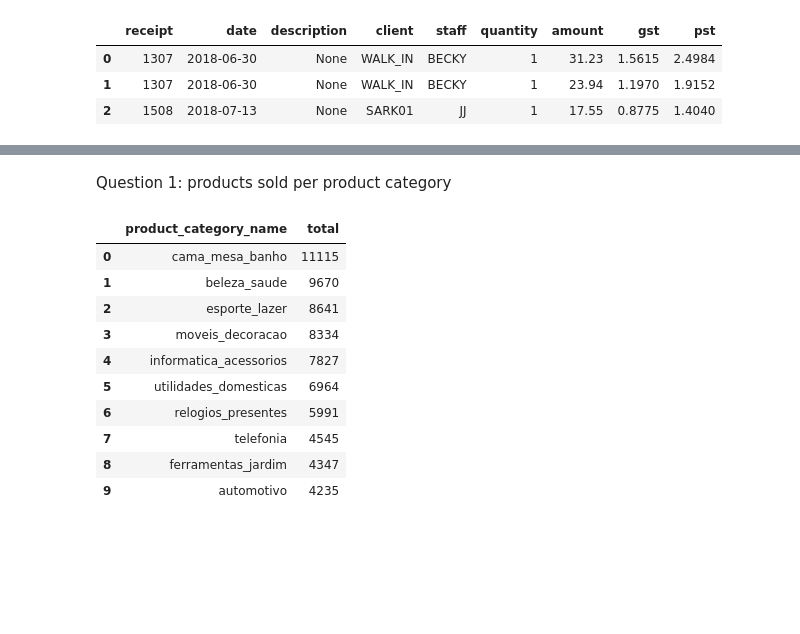
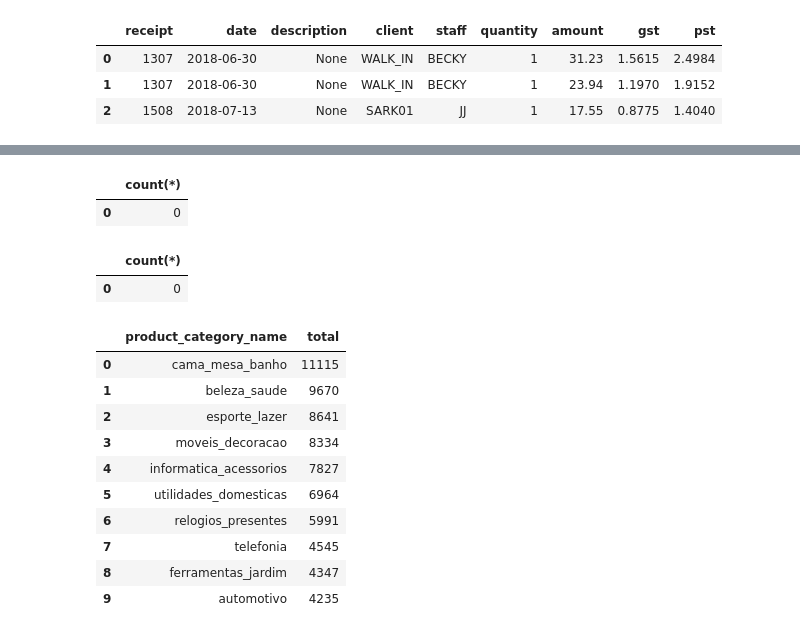
Before and after one commit to ericma007/p1, a Jupyter notebook: notebooks/init-database-exploration.ipynb, the cells around one changed output, grey strips where cells are left out. Cells and saved outputs as stored; diff of their text form; code cells hidden in the pictures; blank space fills up the shorter version.

```diff
--- a/notebooks/init-database-exploration.ipynb
+++ b/notebooks/init-database-exploration.ipynb
@@ -341,2 +276,0 @@ aa.head()
-# %% [markdown]
-Question 1: products sold per product category
@@ -343,3 +281,19 @@ Question 1: products sold per product category
+# %%
+#All services defined in table cancellation are defined in table services
+query="""select  count(*) from vcancellation c where description is NULL"""
+resquery=readSQL(query)
+resquery
+# %% [output]
+|  | count(*) |
+| 0 | 0 |
+# %%
+#All services defined in table futurebookings are defined in table services
+query="""select  count(*) from vfb c where description is NULL"""
+resquery=readSQL(query)
+resquery
+# %% [output]
+|  | count(*) |
+| 0 | 0 |
 # %%
 query = """SELECT b.product_category_name, count(*) total_prods
          FROM order_items a
```
Also changed, not shown: parts of 15 cells of this notebook, 4 other files.
